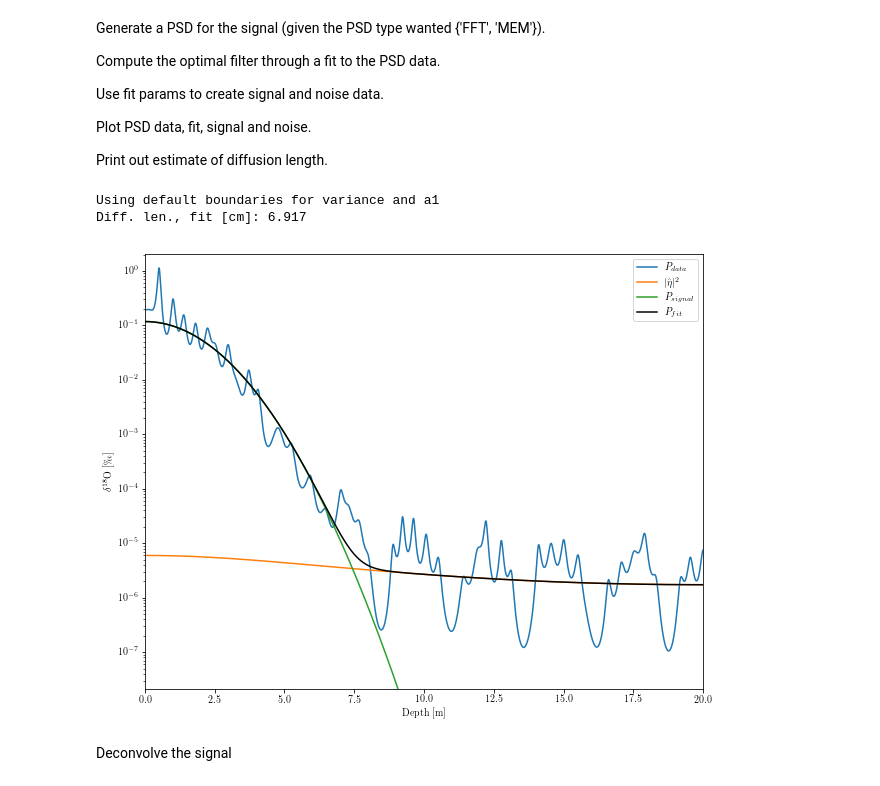
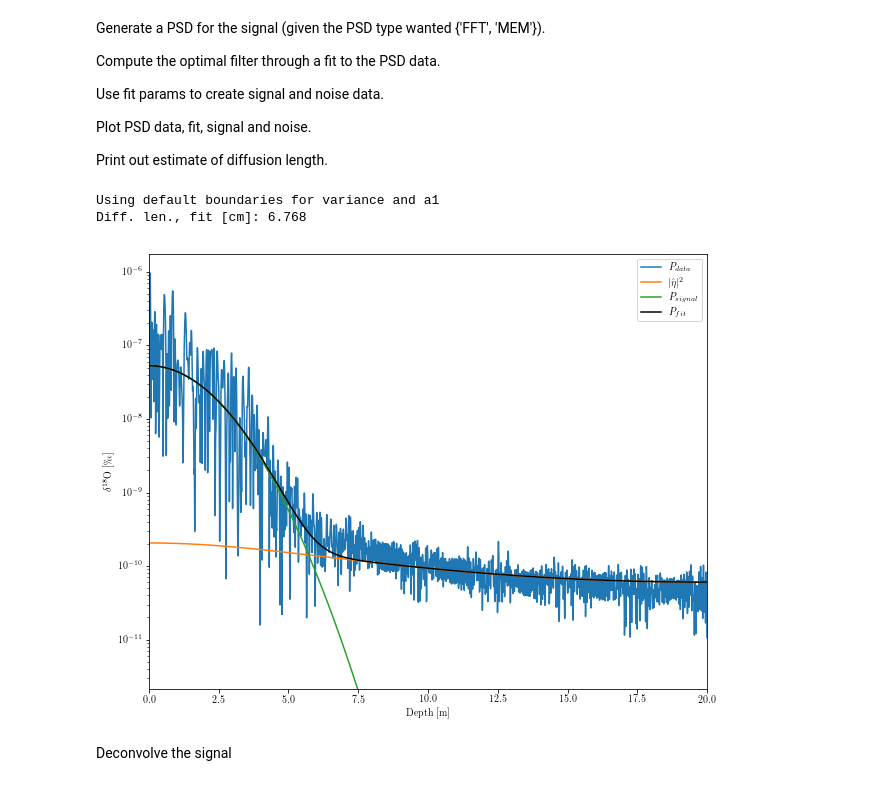
Before and after one commit to TheaQG/AWI_Bcores_Analysis, a Jupyter notebook: SyntheticData.ipynb, the cells around one changed output. Cells and saved outputs as stored; diff of their text form; code cells hidden in the pictures.

```diff
--- a/SyntheticData.ipynb
+++ b/SyntheticData.ipynb
@@ -54,7 +63,7 @@ dt = depth[1] - depth[0]
 
 from SpectralAnalysis import SignalToF
 
-psdType_in = 'MEM'
+psdType_in = 'FFT'
 s_inst = SignalToF(t = depth, y = data, psdType = psdType_in)
 # %% [markdown]
 Generate a PSD for the signal (given the PSD type wanted {'FFT', 'MEM'}).
@@ -76,40 +85,40 @@ def func_Signal(w, p0, s_tot2):
 if psdType_in == 'FFT':
     PSD = s_inst.fft_psd(N=8192)
 elif psdType_in == 'MEM':
-    PSD = s_inst.mem(M=100,N=8192)
+    PSD = s_inst.mem(M=40,N=8192)
 w_PSD = PSD[0]
 P_PSD = PSD[1]
 
 
 optFit = s_inst.OptFilterFit()
 P_Fit = optFit[1]
 
 Pnoise = func_Noise(w_PSD, optFit[0]['s_eta2_fit'],optFit[0]['a1_fit'], dt)
 Psignal = func_Signal(w_PSD, optFit[0]['P0_fit'], optFit[0]['s_tot2_fit'])
 
 plotFig = True
 if plotFig == True:
     figPSDfit, axPSDfit = plt.subplots(figsize=(10,8))
     axPSDfit.set(ylim=(min(P_PSD)-min(P_PSD)*0.8, max(P_PSD)+max(P_PSD)*0.8), xlim=(min(w_PSD), max(w_PSD)),\
                 ylabel='$\delta^{18}$O [\permil]', xlabel='Depth [m]')
     axPSDfit.semilogy(w_PSD, P_PSD, label='$P_{data}$')
     axPSDfit.semilogy(w_PSD, Pnoise, label='$|\hat{\eta}|^2$')
     axPSDfit.semilogy(w_PSD, Psignal, label='$P_{signal}$')
     axPSDfit.semilogy(w_PSD, P_Fit, color='k', label='$P_{fit}$')
    # if psdType_in == 'FFT':
    #     axMEMfit.semilogy(w_PSD, P_Fit, color='k', label='$P_{fit}$')
    # elif psdType_in == 'MEM':
    #     axMEMfit.semilogy(w_PSD, P_Fit[:-1], color='k', label='$P_{fit}$')
     axPSDfit.legend()
     #figPSDfit.savefig('FFT_PSD_fit.png')
 s_eta2_fit = optFit[0]['s_eta2_fit']
 s_tot2_fit = optFit[0]['s_tot2_fit']
 #print(f'\nVariance, fit: {s_eta2_fit:.3f}')
 print(f'Diff. len., fit [cm]: {s_tot2_fit*100:.3f}')
 # %% [output]
 Using default boundaries for variance and a1
-Diff. len., fit [cm]: 6.917
+Diff. len., fit [cm]: 6.768
-[figure, old version]
+[figure, new version]
 # %% [markdown]
 Deconvolve the signal
 # %%
```
Also changed, not shown: parts of 9 cells of this notebook, 3 other files.
